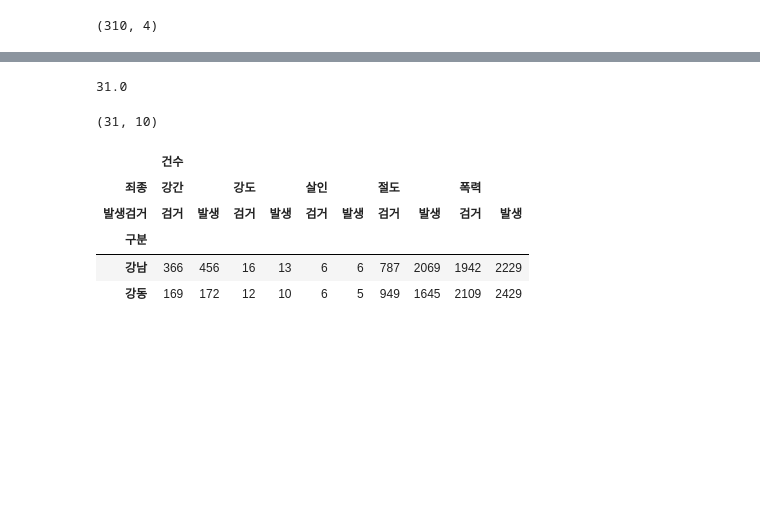
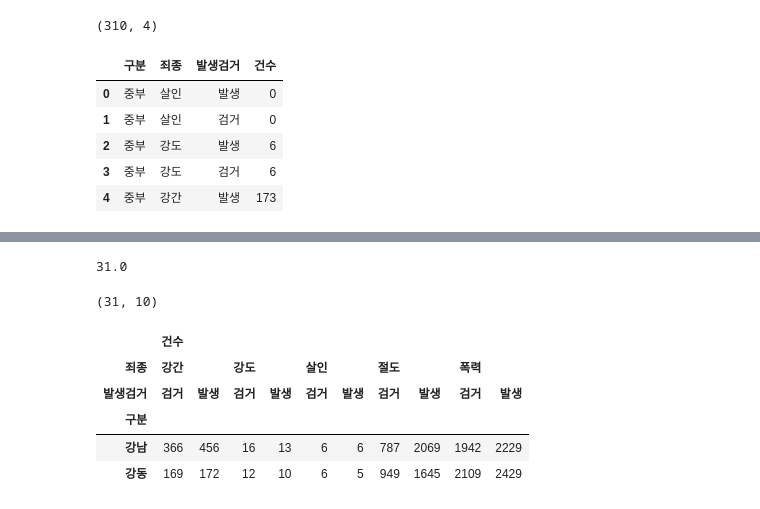
Before and after one commit to Jerrykim91/kfq_class, a Jupyter notebook: Pandas/CCTV/step2_crime_seoul_analysis_by_cctv_pop.ipynb, the cells around one changed output, grey strips where cells are left out. Drawn from its saved outputs; the diff is of its cells as text; code cells hidden in the pictures; blank space fills up the shorter version.

```diff
--- a/Pandas/processing/step2_crime_seoul_analysis_by_cctv_pop.ipynb
+++ b/Pandas/CCTV/step2_crime_seoul_analysis_by_cctv_pop.ipynb
@@ -24,3 +32,12 @@ crime_raw_data = pd.read_csv('../data/seoul_crime/2017년.csv', engine='python')
 crime_raw_data.shape
 # %% [output]
 (310, 4)
+# %%
+crime_raw_data.head()
+# %% [output]
+|  | 구분 | 죄종 | 발생검거 | 건수 |
+| 0 | 중부 | 살인 | 발생 | 0 |
+| 1 | 중부 | 살인 | 검거 | 0 |
+| 2 | 중부 | 강도 | 발생 | 6 |
+| 3 | 중부 | 강도 | 검거 | 6 |
+| 4 | 중부 | 강간 | 발생 | 173 |
```
Also changed, not shown: parts of 63 cells of this notebook, 27 other files.
